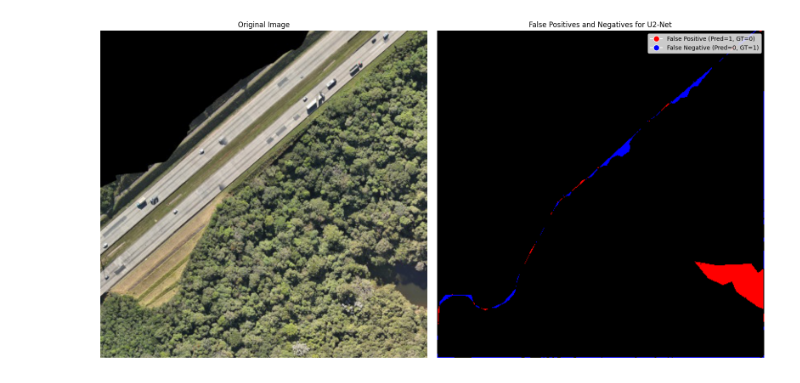
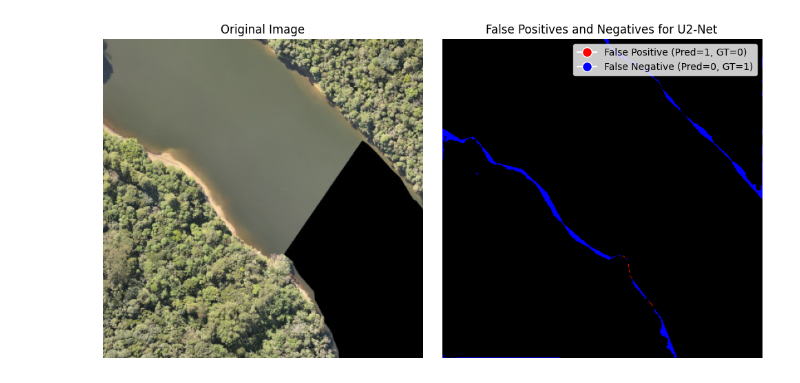
Before and after one commit to luaoliveira/tcc, a Jupyter notebook: mymodels/some_tests.ipynb, the cells around one changed output. Saved outputs shown, nothing was run; the diff lists cells and outputs as text; code cells hidden in the pictures.

Commit message:
Saving graphics

```diff
--- a/mymodels/some_tests.ipynb
+++ b/mymodels/some_tests.ipynb
@@ -4,9 +4,9 @@ from graphics import plot_false_negatives_positives, plot_images_comparison
 # %%
 plot_images_with_masks(original_folder='validation_images', mask_folder='U2NET-NOFT_result_masks', model_name='u2net_noft')
 # %%
-plot_false_negatives_positives(original_image_path='validation_images/chunk_5200_800.jpg', ground_truth_path='validation_masks/chunk_5200_800.jpg', predicted_mask_path='U2NET_result_masks/chunk_5200_800.jpg', model_name='U2-Net')
+plot_false_negatives_positives(original_image_path='validation_images/chunk_4800_800.jpg', ground_truth_path='validation_masks/chunk_4800_800.jpg', predicted_mask_path='U2NET_result_masks/chunk_4800_800.jpg', model_name='U2-Net')
 # %% [output]
-[figure, old version]
+[figure, new version]
 # %%
 plot_images_comparison(image_name='chunk_4800_800')
 # %% [output]
```
Also changed, not shown: parts of 1 cell of this notebook, 38 other files.
